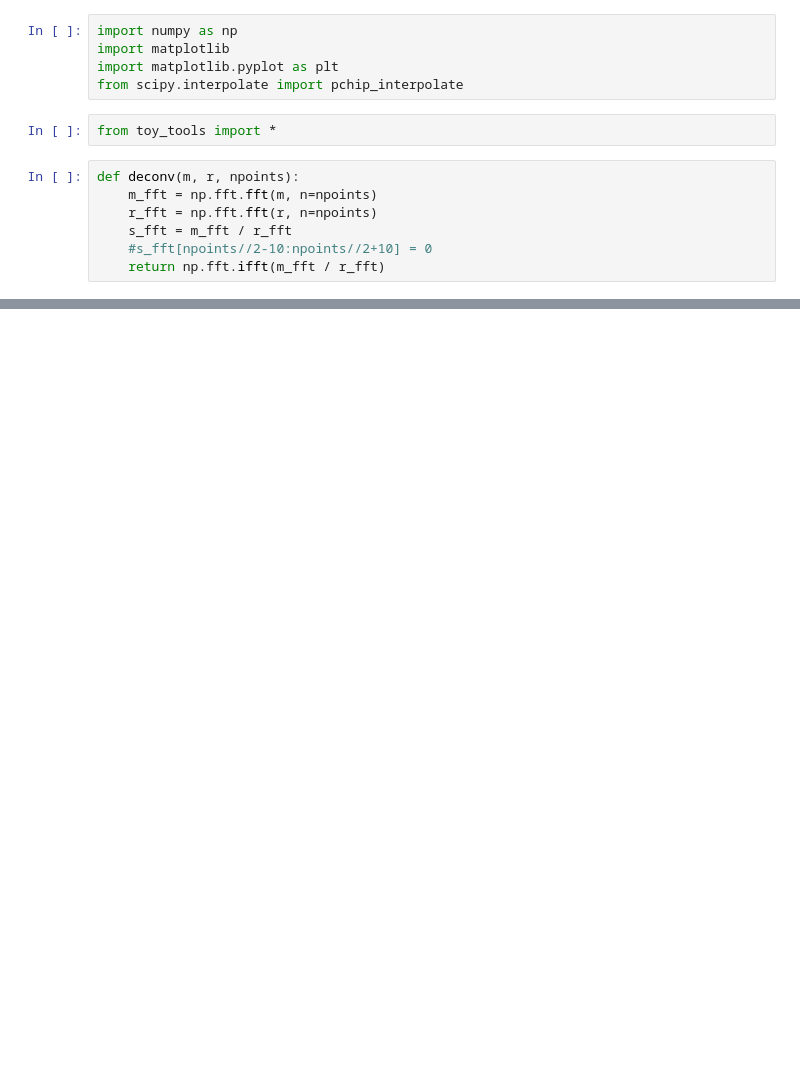
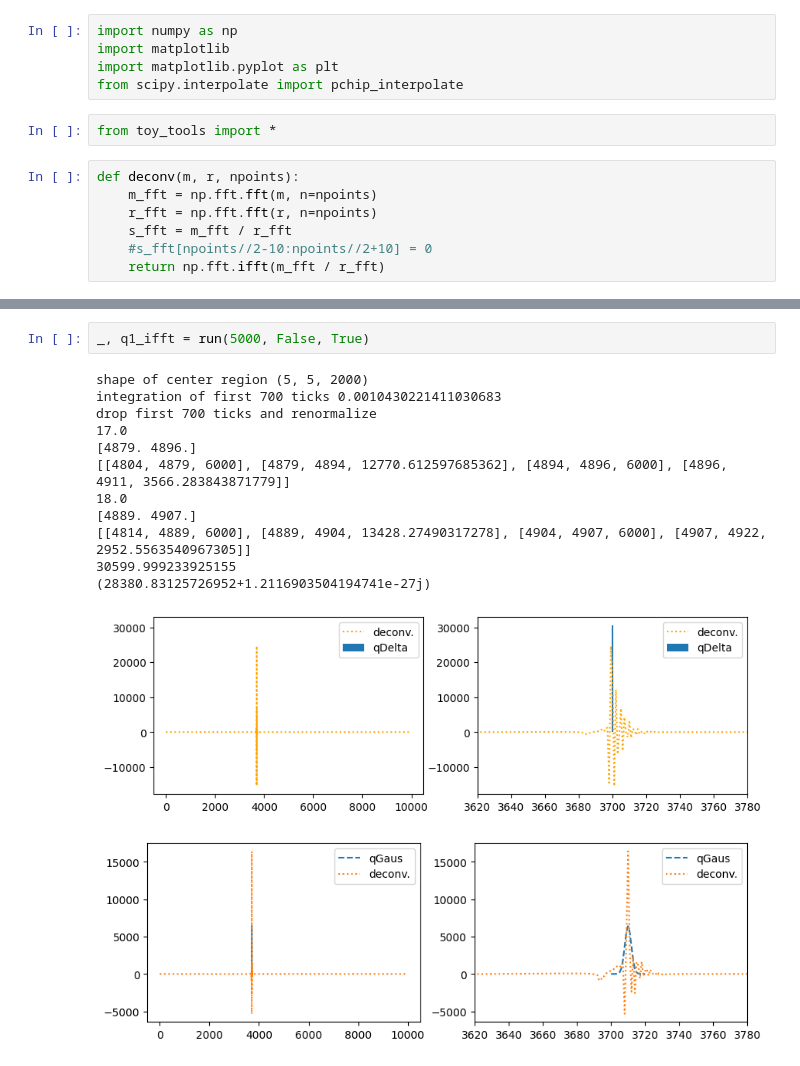
Before and after one commit to fanrado/2x2_ql, a Jupyter notebook: deconv/toy/toy_deconv.ipynb, the cells around one changed output, grey strips where cells are left out. Cells and saved outputs as stored; diff of their text form; blank space fills up the shorter version.

```diff
--- a/deconv/toy/toy_deconv.ipynb
+++ b/deconv/toy/toy_deconv.ipynb
@@ -101,0 +113,16 @@ drop first 700 ticks and renormalize
+# %%
+_, q1_ifft = run(5000, False, True)
+# %% [output]
+shape of center region (5, 5, 2000)
+integration of first 700 ticks 0.0010430221411030683
+drop first 700 ticks and renormalize
+17.0
+[4879. 4896.]
+[[4804, 4879, 6000], [4879, 4894, 12770.612597685362], [4894, 4896, 6000], [4896, 4911, 3566.283843871779]]
+18.0
+[4889. 4907.]
+[[4814, 4889, 6000], [4889, 4904, 13428.27490317278], [4904, 4907, 6000], [4907, 4922, 2952.5563540967305]]
+30599.999233925155
+(28380.83125726952+1.2116903504194741e-27j)
+[figure, added]
+[figure, added]
```
Also changed, not shown: parts of 5 cells of this notebook, 1 other file.
